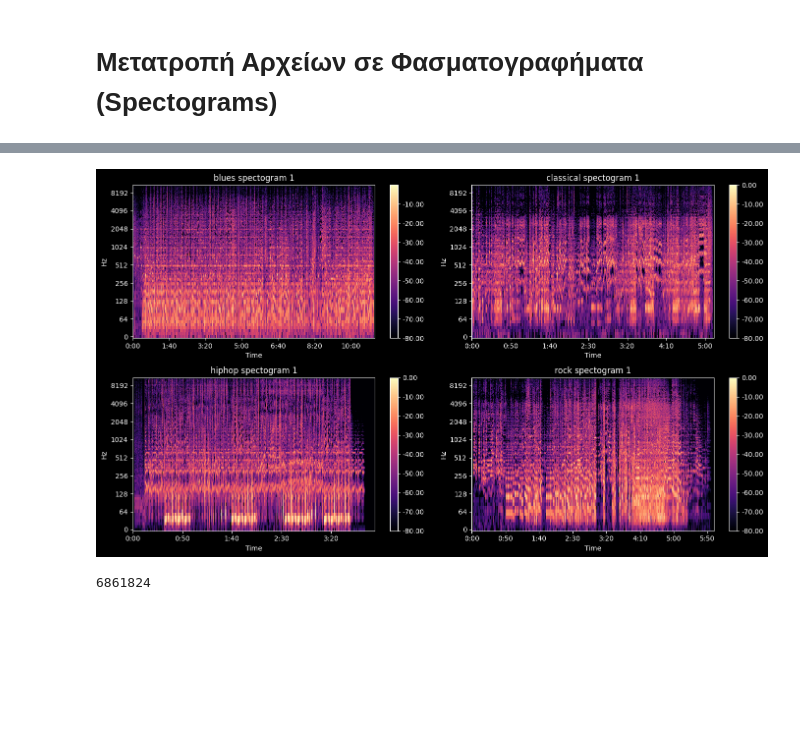
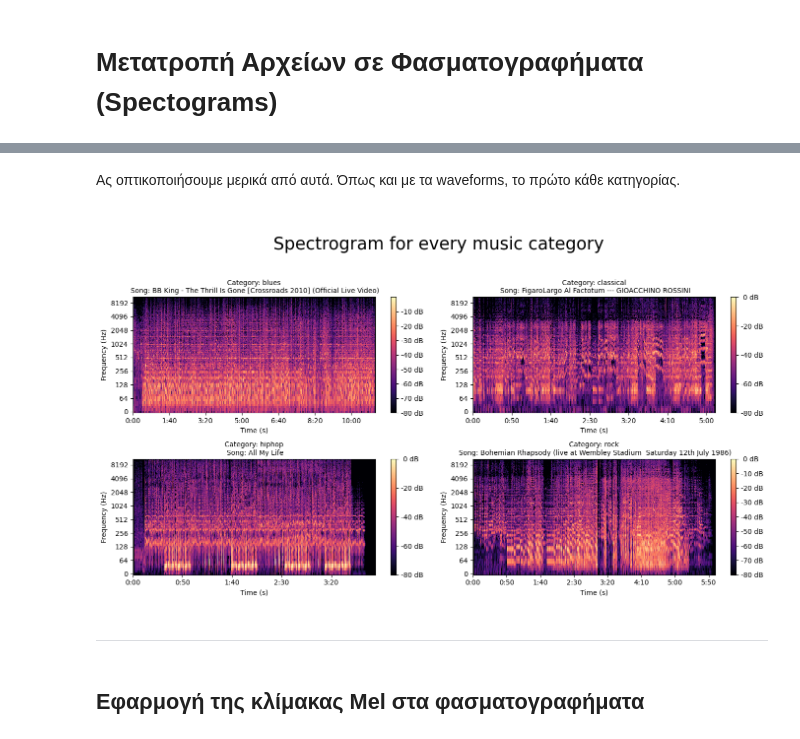
Before and after one commit to AntonisZks/Music-Category-Identifier, a Jupyter notebook: Notebooks/data_initalization.ipynb, the cells around one changed output, grey strips where cells are left out. Saved outputs shown, nothing was run; the diff lists cells and outputs as text; code cells hidden in the pictures; blank space fills up the shorter version.

```diff
--- a/Notebooks/data_initalization.ipynb
+++ b/Notebooks/data_initalization.ipynb
@@ -102,0 +116,7 @@ def resource_path(relative_path):
+# %%
+from graphics import *
+
+invert_colors = False # Change the value according to your preferences
+
+custom_cmap = invert_colormap if invert_colors else get_colormap
+custom_hex_color = invert_hex_color if invert_colors else get_hex_color
@@ -173,4 +204,5 @@ for category in CATEGORIES_NAMES:
     # Extract the waveform of the audios
     for audio_file in audio_files:
         audio_samples, sampling_rate = librosa.load(audio_file)
-        music_audio[category].append((audio_samples, sampling_rate, audio_file))
+        duration = librosa.get_duration(y=audio_samples, sr=sampling_rate)
+        music_audio[category].append((audio_samples, sampling_rate, audio_file, duration))
@@ -182,7 +218,7 @@ from matplotlib import pyplot as plt
 
 SAMPLE_TO_SHOW = 0 # The first sample
 
-style = 'dark_background' # 'default'
+style = 'default' # 'dark_background'
 plt.style.use(style)
 
 fig, ax = plt.subplots(4, 1, figsize=(14, 11))
@@ -190,11 +226,12 @@ fig, ax = plt.subplots(4, 1, figsize=(14, 11))
 # Plot the waveforms
 for i, category in enumerate(CATEGORIES_NAMES):
     y = music_audio[category][SAMPLE_TO_SHOW][0]
-    ax[i].plot(range(len(y)), y, linewidth=0.2, color='#4194FF')
-    ax[i].set_title("Category: " + category + " | Song: " + music_audio[category][0][2].split('\\')[-1][:-4])
+    ax[i].plot(range(len(y)), y, linewidth=0.2, color=custom_hex_color('#4194FF'))
+    ax[i].set_title("Category: " + category + " \n Song: " + music_audio[category][0][2].split('\\')[-1][:-4])
     ax[i].set_xlabel('Time (s)')
     ax[i].set_ylabel('Amplitude')
 
+fig.suptitle('\nAudio Samples for every music category\n', fontsize=25)
 plt.tight_layout()
 plt.show()
 # %% [output]
@@ -212,29 +261,39 @@ for category in CATEGORIES_NAMES:
         D = librosa.stft(music_audio[category][i][0])
         S_db = librosa.amplitude_to_db(np.abs(D), ref=np.max)
         music_spectograms[category].append(S_db)
+# %% [markdown]
+Ας οπτικοποιήσουμε μερικά από αυτά. Όπως και με τα waveforms, το πρώτο κάθε κατηγορίας.
 # %%
 import librosa.display
 
 SAMPLE_TO_SHOW = 0 # The first sample
 
 categories = ((CATEGORIES_NAMES[0], CATEGORIES_NAMES[1]), (CATEGORIES_NAMES[2], CATEGORIES_NAMES[3]))
 
 fig, axes = plt.subplots(2, 2, figsize=(14, 8))
 
 for i in range(len(categories)):
     for j in range(len(categories[i])):
-        #random_sample = randrange(0, len(music_audio[category]))
         img = librosa.display.specshow(
-            music_spectograms[categories[i][j]][SAMPLE_TO_SHOW], x_axis='time', y_axis='log', ax=axes[i][j])
+            music_spectograms[categories[i][j]][SAMPLE_TO_SHOW],
+            x_axis='time', y_axis='log',
+            ax=axes[i][j],
+            cmap=custom_cmap(plt.get_cmap('magma'))
+        )
 
-        axes[i][j].set_title(f"{categories[i][j]} spectogram {SAMPLE_TO_SHOW + 1}")
-        fig.colorbar(img, ax=axes[i][j], format='%0.2f')
+        title = 'Category: ' + categories[i][j] + '\n Song: ' + music_audio[categories[i][j]][0][2].split('\\')[-1][:-4]
+        axes[i][j].set_title(title, fontsize=10)
+        axes[i][j].set_xlabel('Time (s)')
+        axes[i][j].set_ylabel('Frequency (Hz)')
 
+        fig.colorbar(img, ax=axes[i][j], format='%2.0f dB')
+
+fig.suptitle('\nSpectrogram for every music category\n', fontsize=25)
 plt.tight_layout()
 plt.show()
 # %% [output]
-[figure, old version]
+[figure, new version]
-# %%
-print(len(music_audio['classical'][0][0]))
-# %% [output]
-6861824
+# %% [markdown]
+<hr>
+# %% [markdown]
+## Εφαρμογή της κλίμακας Mel στα φασματογραφήματα
```
Also changed, not shown: parts of 42 cells of this notebook, 1 other file.
